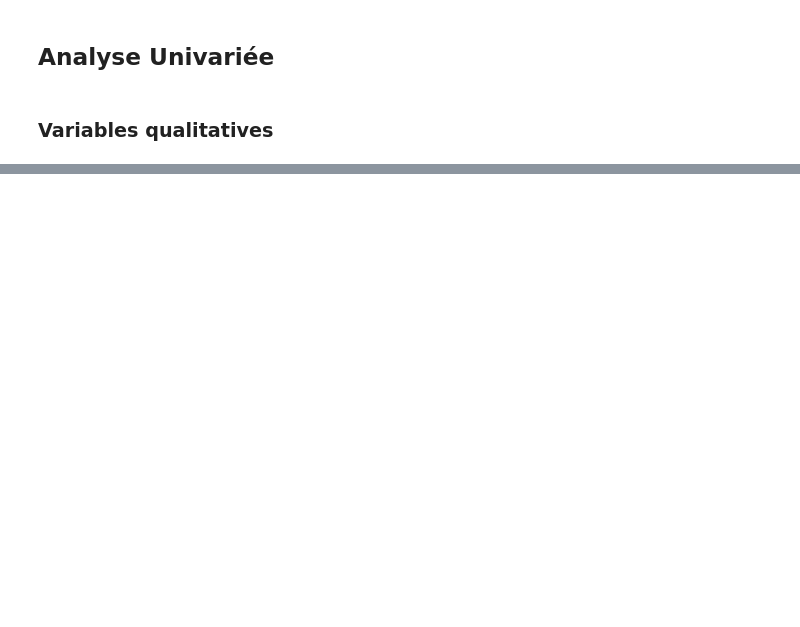
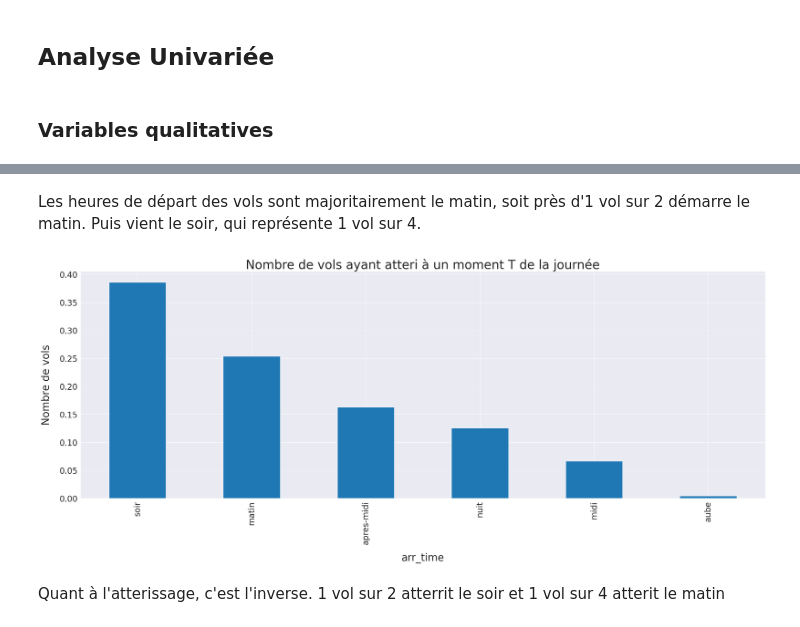
Before and after one commit to chanwinharold/Prevision_du_prix_des_vols, a Jupyter notebook: notebooks/02_exploratory_analysis.ipynb, the cells around one changed output, grey strips where cells are left out. Saved outputs shown, nothing was run; the diff lists cells and outputs as text; code cells hidden in the pictures; blank space fills up the shorter version.

```diff
--- a/notebooks/02_exploratory_analysis.ipynb
+++ b/notebooks/02_exploratory_analysis.ipynb
@@ -43,0 +134,14 @@ memory usage: 22.9+ MB
+# %% [markdown]
+Les heures de départ des vols sont majoritairement le matin, soit près d'1 vol sur 2 démarre le matin. Puis vient le soir, qui représente 1 vol sur 4.
+# %%
+# Visualisation moment d'arrivée
+plt.figure(figsize=(30, 10))
+plt.title('Nombre de vols ayant atteri à un moment T de la journée', fontsize=30)
+plt.xlabel('Moment de la journée', fontsize=25, labelpad=20); plt.ylabel("Nombre de vols", fontsize=25, labelpad=20)
+plt.tick_params(labelsize=20)
+data['arr_time'].value_counts(normalize=True).plot(kind='bar')
+plt.show()
+# %% [output]
+[figure, added]
+# %% [markdown]
+Quant à l'atterissage, c'est l'inverse. 1 vol sur 2 atterrit le soir et 1 vol sur 4 atterit le matin
```
Also changed, not shown: parts of 12 cells of this notebook.
